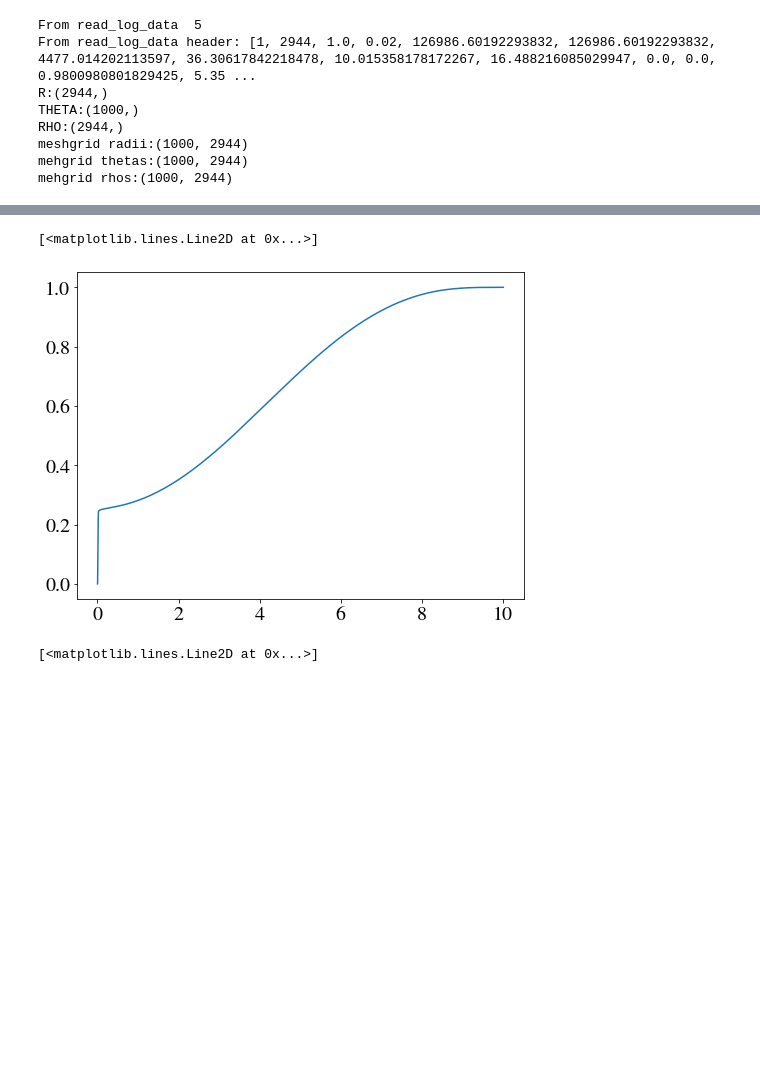
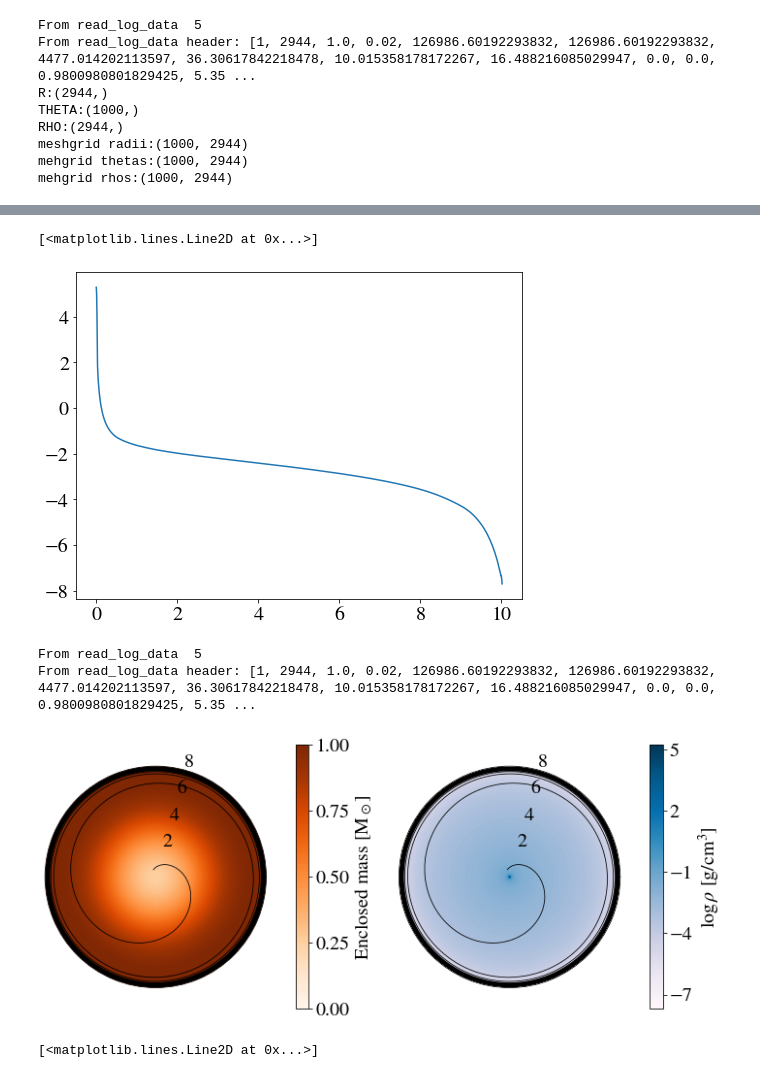
Before and after one commit to matteocantiello/planetaryengulfments, a Jupyter notebook: Dropbox (Personal)/work/engulfment/15140/engulfment.ipynb, the cells around one changed output, grey strips where cells are left out. Saved outputs shown, nothing was run; the diff lists cells and outputs as text; code cells hidden in the pictures; blank space fills up the shorter version.

```diff
--- a/Dropbox (Personal)/work/engulfment/15140/engulfment.ipynb
+++ b/Dropbox (Personal)/work/engulfment/15140/engulfment.ipynb
@@ -661,10 +664,59 @@ mehgrid rhos:(1000, 2944)
 # %%
 R = p.radius
-RHO = p.mass # p.logRho
+RHO = p.logRho # p.logRho
 plt.plot(R,RHO)
 # %% [output]
 [<matplotlib.lines.Line2D at 0x...>]
-[figure, old version]
+[figure, new version]
+# %%
+p = mr.MesaData(DATA+'LOGS/'+'profile1.data')
+fig, axs = plt.subplots(1, 2, figsize=(12,5),subplot_kw=dict(projection='polar'))
+
+
+# Plot 1
+
+THETA = np.linspace(0, 360, 1000)
+R = p.radius
+M = p.mass
+radii, thetas = np.meshgrid(R,THETA)
+masses, thetas = np.meshgrid(M,THETA)
+
+contour_levels = np.arange(0,1.01,0.01)
+p1 = axs[0].contourf(thetas, radii, masses, contour_levels,cmap=cm.Oranges)
+cb = fig.colorbar(p1, ax = axs[0], pad = 0.1,ticks=[0,0.25, 0.5, 0.75,1])
+#cbar = plt.colorbar(p1,ticks=[0,0.25, 0.5, 0.75,1])
+cb.set_label(r"Enclosed mass [M$_\odot$]")
+
+# Plot 2
+
+RHO = p.logRho
+rhos, thetas = np.meshgrid(RHO,THETA)
+
+contour_levels=np.arange(min(RHO),max(RHO),0.1)
+p2 = axs[1].contourf(thetas, radii, rhos,contour_levels,cmap=cm.PuBu)
+cb2 = fig.colorbar(p2, ax = axs[1], pad = 0.1,ticks=[-7,-4,-1,2,5])
+cb2.set_label(r"$\log \, \rho$ [g/cm$^3$]")
+
+
+axs[0].set_xticklabels([])
+axs[0].set_yticklabels(['2', '4', '6', '8', r'10$\,$R$_\odot$'])
+axs[0].xaxis.grid(False)
+axs[0].yaxis.grid(False)
+axs[0].set_rlabel_position(75)
+axs[0].plot(xnew, f2(xnew), '-',c='black',lw=0.8)
+
+axs[1].set_xticklabels([])
+axs[1].set_yticklabels(['2', '4', '6', '8', r'10$\,$R$_\odot$'])
+axs[1].xaxis.grid(False)
+axs[1].yaxis.grid(False)
+axs[1].set_rlabel_position(75)
+axs[1].plot(xnew, f2(xnew), '-',c='black',lw=0.8)
+
+plt.savefig("./paper/polar_mj_r10.pdf",bbox_inches='tight')
+# %% [output]
+From read_log_data  5
+From read_log_data header: [1, 2944, 1.0, 0.02, 126986.60192293832, 126986.60192293832, 4477.014202113597, 36.30617842218478, 10.015358178172267, 16.488216085029947, 0.0, 0.0, 0.9800980801829425, 5.35 ...
+[figure, added]
 # %%
 THETA = np.linspace(0, 360, 200)
 R = p.radius
```
Also changed, not shown: parts of 3 cells of this notebook, 1 other file.
